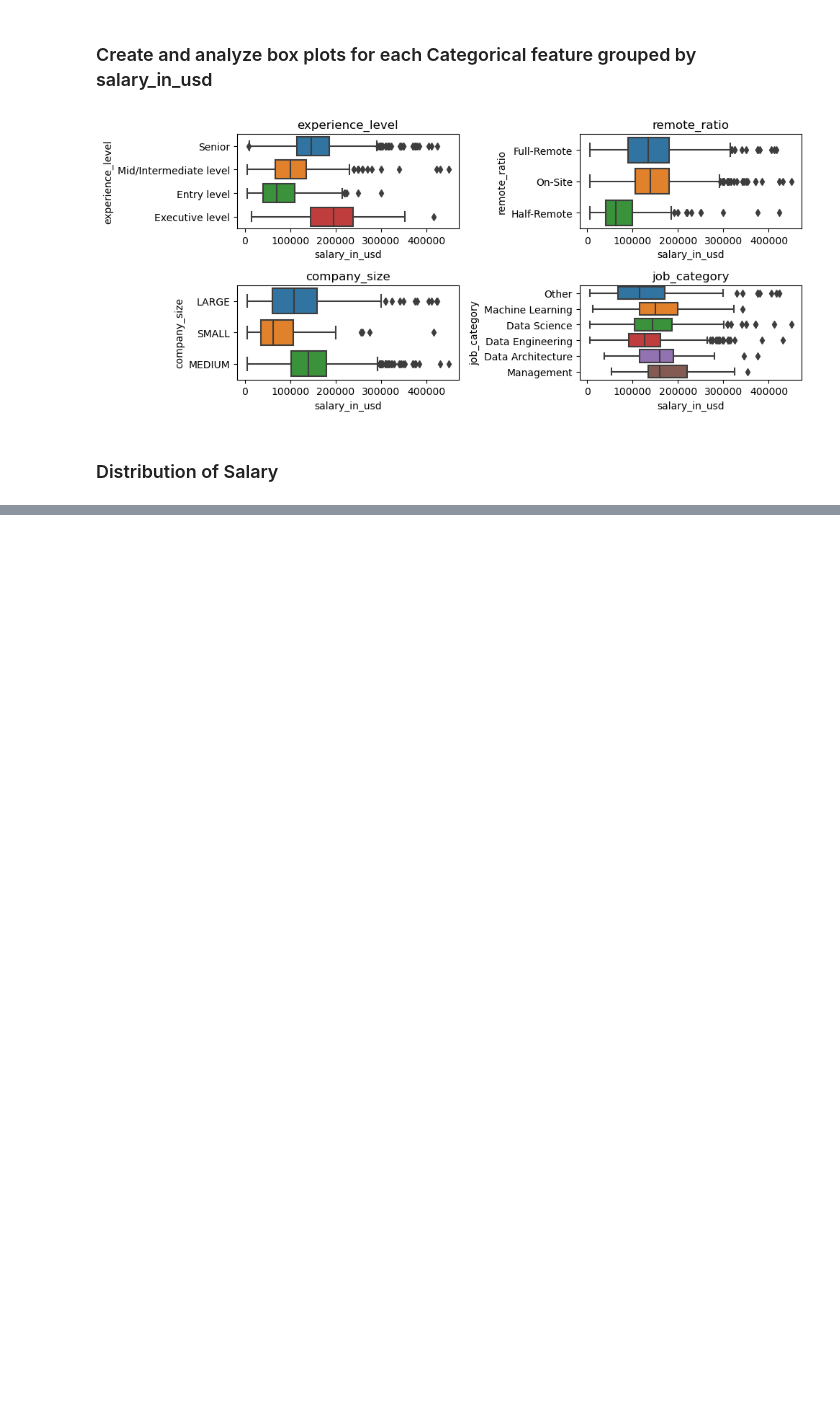
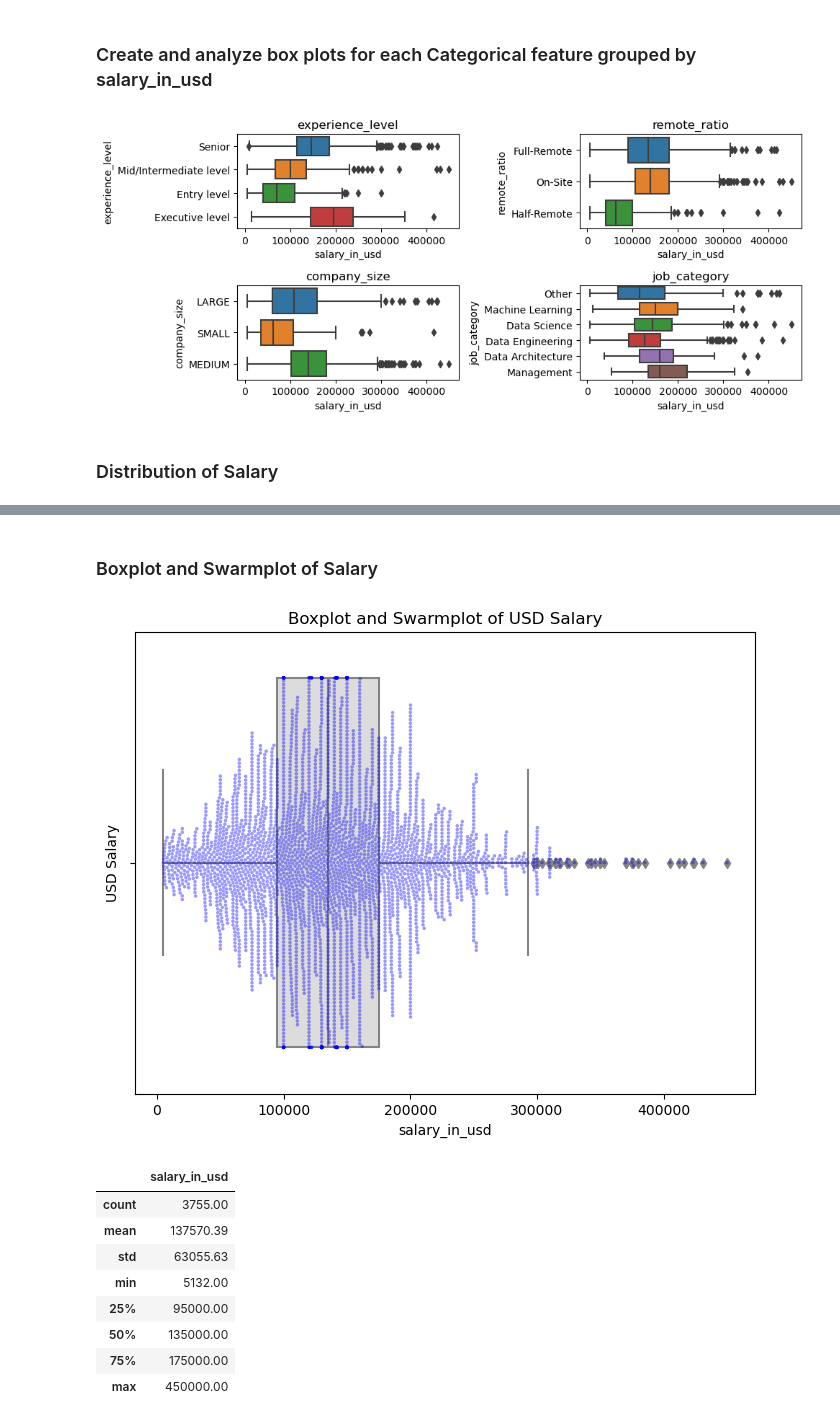
Before and after one commit to elvisramirez02/MachineLearning_PredictionModel, a Jupyter notebook: ADMN5016 Group Assignment.ipynb, the cells around one changed output, grey strips where cells are left out. Saved outputs shown, nothing was run; the diff lists cells and outputs as text; code cells hidden in the pictures; blank space fills up the shorter version.

```diff
--- a/ADMN5016 Group Assignment.ipynb
+++ b/ADMN5016 Group Assignment.ipynb
@@ -326,0 +365,32 @@ plt.show()
+# %% [markdown]
+### Boxplot and Swarmplot of Salary
+# %%
+# apply formatting to describe method for 'salary_in_usd' column
+formatted_data = mySalariesDF.loc[:, 'salary_in_usd'].describe().apply(lambda x: f'{x:.2f}')
+
+# create boxplot and swarmplot for 'salary_in_usd' column
+plt.figure(figsize=(8, 6))
+sns.boxplot(x=mySalariesDF['salary_in_usd'], palette='coolwarm')
+sns.swarmplot(x=mySalariesDF['salary_in_usd'], color='blue', alpha=0.4, size=2.5)
+plt.ylabel('USD Salary')
+plt.title('Boxplot and Swarmplot of USD Salary')
+plt.show()
+
+# apply styling to formatted data
+styled_data = formatted_data.to_frame().style \
+    .background_gradient(cmap='Blues') \
+    .set_properties(**{'text-align': 'center', 'border': '1px solid black'})
+
+# display styled data
+display(styled_data)
+# %% [output]
+[figure, added]
+|  | salary_in_usd |
+| count | 3755.00 |
+| mean | 137570.39 |
+| std | 63055.63 |
+| min | 5132.00 |
+| 25% | 95000.00 |
+| 50% | 135000.00 |
+| 75% | 175000.00 |
+| max | 450000.00 |
```
Also changed, not shown: parts of 8 cells of this notebook.
